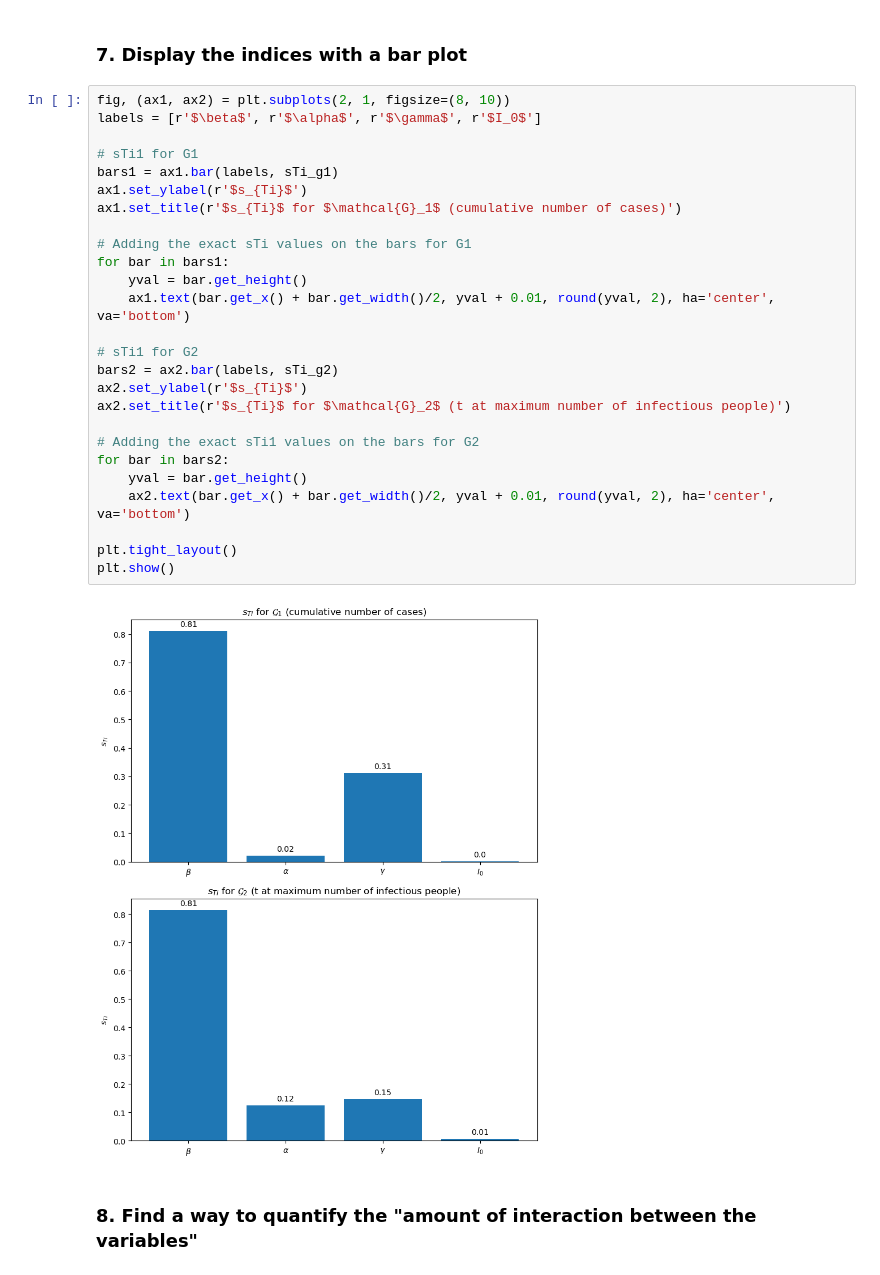
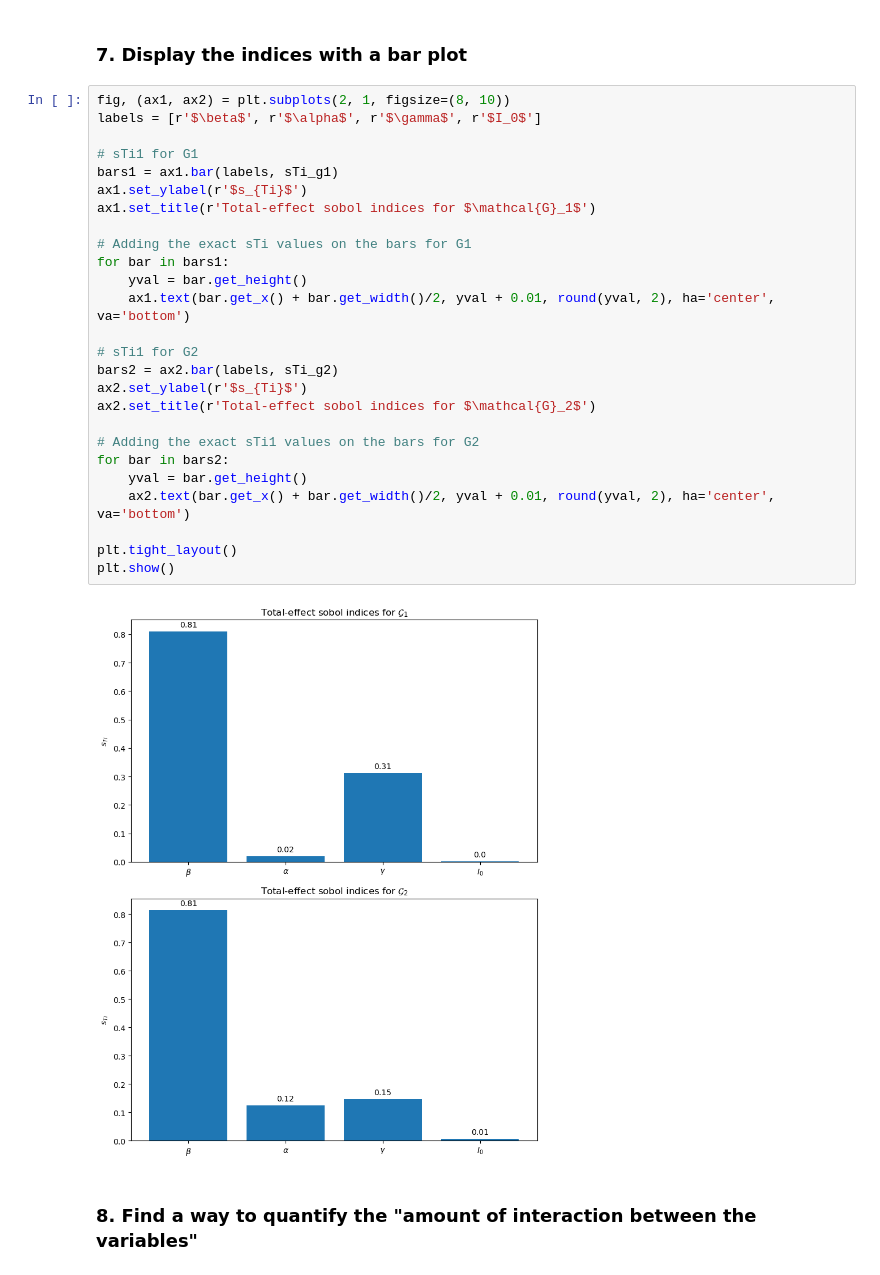
Before and after one commit to maximilian-nowak/uq-assignments, a Jupyter notebook: notebooks/Assignment_3_experimental.ipynb, the cells around one changed output. Cells and saved outputs as stored; diff of their text form.

Commit message:
change titles for sTi plot

```diff
--- a/notebooks/Assignment_3_experimental.ipynb
+++ b/notebooks/Assignment_3_experimental.ipynb
@@ -157,31 +157,31 @@ print(sTi_g2.shape)
 # %%
 fig, (ax1, ax2) = plt.subplots(2, 1, figsize=(8, 10))
 labels = [r'$\beta$', r'$\alpha$', r'$\gamma$', r'$I_0$']
 
 # sTi1 for G1
 bars1 = ax1.bar(labels, sTi_g1)
 ax1.set_ylabel(r'$s_{Ti}$')
-ax1.set_title(r'$s_{Ti}$ for $\mathcal{G}_1$ (cumulative number of cases)')
+ax1.set_title(r'Total-effect sobol indices for $\mathcal{G}_1$')
 
 # Adding the exact sTi values on the bars for G1
 for bar in bars1:
     yval = bar.get_height()
     ax1.text(bar.get_x() + bar.get_width()/2, yval + 0.01, round(yval, 2), ha='center', va='bottom')
 
 # sTi1 for G2
 bars2 = ax2.bar(labels, sTi_g2)
 ax2.set_ylabel(r'$s_{Ti}$')
-ax2.set_title(r'$s_{Ti}$ for $\mathcal{G}_2$ (t at maximum number of infectious people)')
+ax2.set_title(r'Total-effect sobol indices for $\mathcal{G}_2$')
 
 # Adding the exact sTi1 values on the bars for G2
 for bar in bars2:
     yval = bar.get_height()
     ax2.text(bar.get_x() + bar.get_width()/2, yval + 0.01, round(yval, 2), ha='center', va='bottom')
 
 plt.tight_layout()
 plt.show()
 # %% [output]
-[figure, old version]
+[figure, new version]
 # %% [markdown]
 ### 8. Find a way to quantify the "amount of interaction between the variables"
 # %%
```
